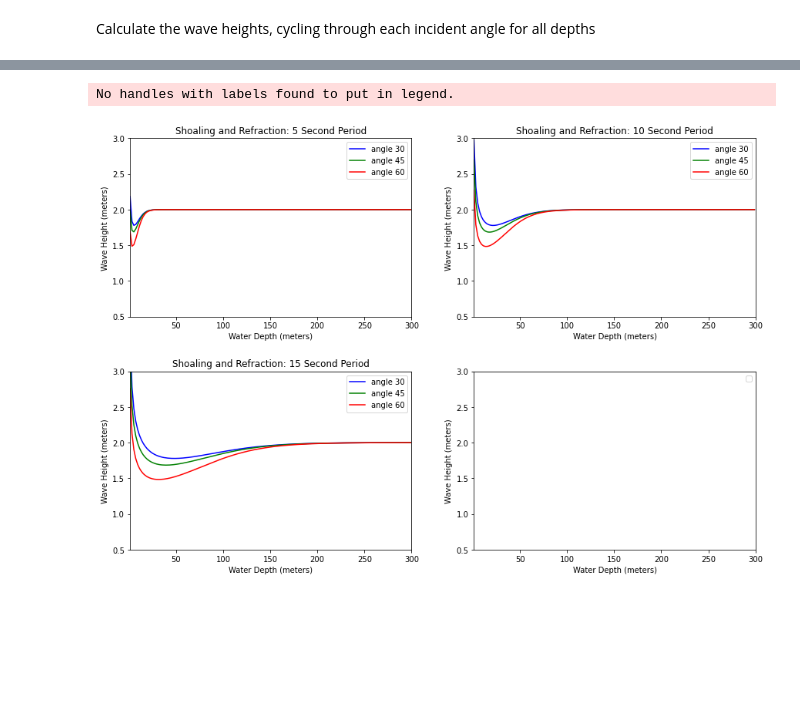
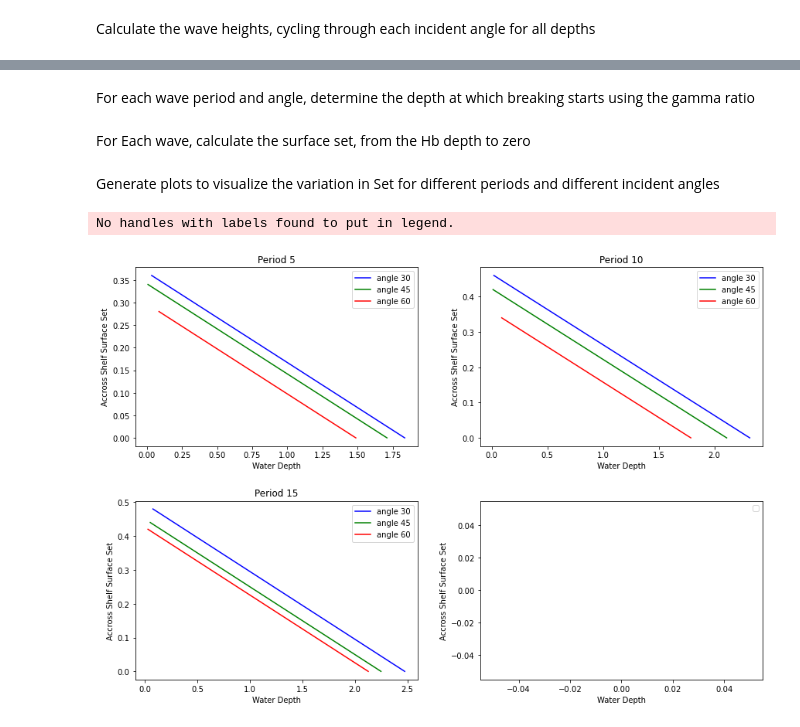
Before and after one commit to Wzesk/waves, a Jupyter notebook: wave_hw/exam1/exam1.ipynb, the cells around one changed output, grey strips where cells are left out. Cells and saved outputs as stored; diff of their text form; code cells hidden in the pictures; blank space fills up the shorter version.

```diff
--- a/wave_hw/exam1/exam1.ipynb
+++ b/wave_hw/exam1/exam1.ipynb
@@ -50,0 +52,2 @@ Generate Charts for each wave period showing comparative effects of shoaling and
+# %% [markdown]
+For each wave period and angle, determine the depth at which breaking starts using the gamma ratio
@@ -51,25 +76,52 @@ Generate Charts for each wave period showing comparative effects of shoaling and
+# %% [markdown]
+For Each wave, calculate the surface set, from the Hb depth to zero
+# %%
+#calculate accross shelf surface setdown/setup
+drag_coefficient = 0.01
+slope = 0.001
+
+#setup dictionaries to store test results
+wave5_set={"angle 30":[[],[]],"angle 45":[[],[]],"angle 60":[[],[]]}
+wave10_set={"angle 30":[[],[]],"angle 45":[[],[]],"angle 60":[[],[]]}
+wave15_set={"angle 30":[[],[]],"angle 45":[[],[]],"angle 60":[[],[]]}
+for i in range(len(angles)): #cycle through angles 30, 45, 60
+    #sample at a range of depths, starting with Hb and going to 0 at a step size of -0.1
+    for d in np.arange(wave5_hb[angle_names[i]],0,-0.1):
+        wave5_set[angle_names[i]][0].append(wm.wave_induced_set(wave5_hb[angle_names[i]],wave5.initial_wavenumber,d))
+        wave5_set[angle_names[i]][1].append(d)
+    #sample at a range of depths, starting with Hb and going to 0 at a step size of -0.1
+    for d in np.arange(wave10_hb[angle_names[i]],0,-0.1):
+        wave10_set[angle_names[i]][0].append(wm.wave_induced_set(wave10_hb[angle_names[i]],wave10.initial_wavenumber,d))
+        wave10_set[angle_names[i]][1].append(d)
+    #sample at a range of depths, starting with Hb and going to 0 at a step size of -0.1
+    for d in np.arange(wave15_hb[angle_names[i]],0,-0.1):
+        wave15_set[angle_names[i]][0].append(wm.wave_induced_set(wave15_hb[angle_names[i]],wave15.initial_wavenumber,d))
+        wave15_set[angle_names[i]][1].append(d)
+# %% [markdown]
+Generate plots to visualize the variation in Set for different periods and different incident angles
 # %%
+#plot the across shelf drift
 fig, ((axs1, axs2), (axs3, axs4)) = plt.subplots(2, 2,figsize=(12, 8))
 fig.tight_layout(h_pad=5,w_pad=5)
 
-axs1.set_title("Shoaling and Refraction: 5 Second Period")
-axs2.set_title("Shoaling and Refraction: 10 Second Period")
-axs3.set_title("Shoaling and Refraction: 15 Second Period")
+axs1.set_title("Period 5")
+axs2.set_title("Period 10")
+axs3.set_title("Period 15")
 
-colors = ["blue","green","red"]
+colors = ["blue","green","red","purple"]
 #cycle through angles 30, 45, 60
-for i in range(len(angles)):
-    axs1.plot(test_depths, wave5_heights[angle_names[i]],color=colors[i],label=angle_names[i])
-    axs2.plot(test_depths, wave10_heights[angle_names[i]],color=colors[i],label=angle_names[i])
-    axs3.plot(test_depths, wave15_heights[angle_names[i]],color=colors[i],label=angle_names[i])
+my_axes = fig.get_axes()
+for i in range(3):
+    my_axes[0].plot(wave5_set[angle_names[i]][1], wave5_set[angle_names[i]][0],color=colors[i],label=angle_names[i])
+    my_axes[1].plot(wave10_set[angle_names[i]][1], wave10_set[angle_names[i]][0],color=colors[i],label=angle_names[i])
+    my_axes[2].plot(wave15_set[angle_names[i]][1], wave15_set[angle_names[i]][0],color=colors[i],label=angle_names[i])
 
 for axs in fig.get_axes():
-    axs.set(xlabel="Water Depth (meters)", ylabel="Wave Height (meters)")
-    axs.set_ylim(0.5, 3)
-    axs.set_xlim(1, 300)
+    axs.set(xlabel="Water Depth", ylabel="Accross Shelf Surface Set")
+    axs.autoscale()
     axs.legend(loc='upper right')
 
 plt.show()
 # %% [output]
 No handles with labels found to put in legend.
-[figure, old version]
+[figure, new version]
```
Also changed, not shown: parts of 12 cells of this notebook, 1 other file.
